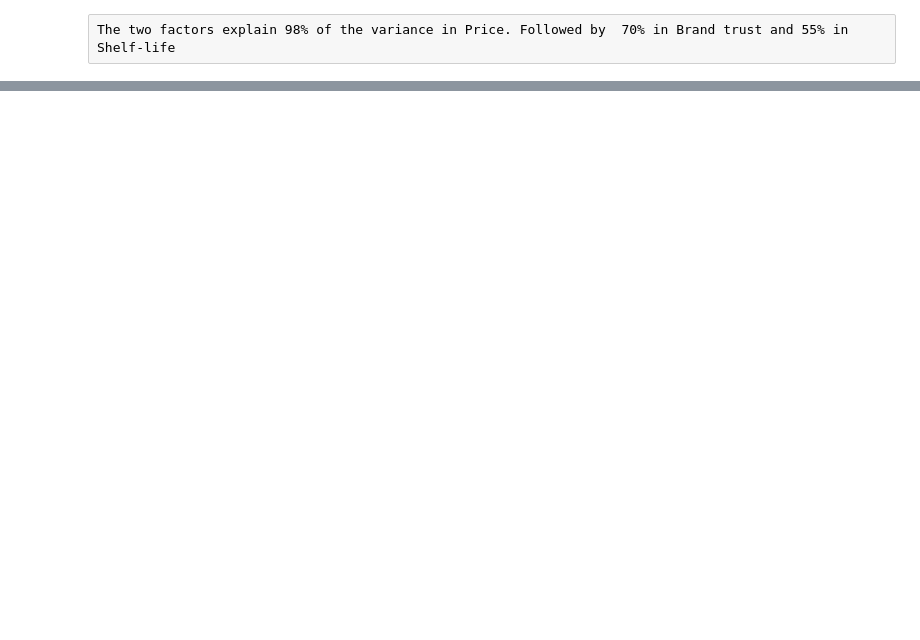
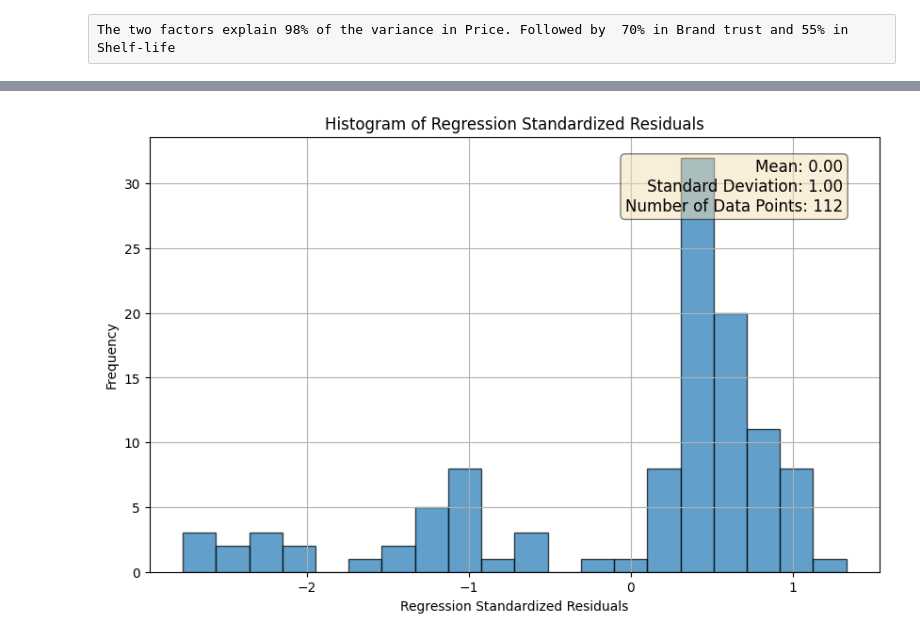
Before and after one commit to irfanthayyil/BRM_ITC_Data_Analysis, a Jupyter notebook: code/itc_analysis.ipynb, the cells around one changed output, grey strips where cells are left out. Cells and saved outputs as stored; diff of their text form; code cells hidden in the pictures; blank space fills up the shorter version.

```diff
--- a/code/itc_analysis.ipynb
+++ b/code/itc_analysis.ipynb
@@ -157,0 +288,2 @@ Convenience        0.479686  0.287199
+# %%
+y = interest.values
@@ -157,0 +306,5 @@ Convenience        0.479686  0.287199
+# %%
+from sklearn.decomposition import PCA
+# Perform PCA to reduce the dimensionality to 2 components
+pca = PCA(n_components=2)
+reduced_data = pca.fit_transform(factors)
@@ -157,0 +331,11 @@ Convenience        0.479686  0.287199
+# %%
+X = reduced_data
+Y = y
+# %%
+import statsmodels.api as sm
+from scipy import stats
+
+x = sm.add_constant(X)
+model = sm.OLS(Y, x)
+model = model.fit()
+print(model.summary())
@@ -157,0 +360,32 @@ Convenience        0.479686  0.287199
+# %%
+# Calculate the standardized residuals
+standardized_residuals = (model.resid - np.mean(model.resid)) / np.std(model.resid)
+
+# Plot the histogram
+plt.figure(figsize=(10, 6))
+plt.hist(standardized_residuals, bins=20, edgecolor='k', alpha=0.7)
+plt.xlabel('Regression Standardized Residuals')
+plt.ylabel('Frequency')
+plt.title('Histogram of Regression Standardized Residuals')
+
+# Calculate statistics
+mean_resid = np.mean(standardized_residuals)
+std_resid = np.std(standardized_residuals)
+num_data_points = len(standardized_residuals)
+
+# Add text box with statistics
+textstr = '\n'.join((
+    f'Mean: {mean_resid:.2f}',
+    f'Standard Deviation: {std_resid:.2f}',
+    f'Number of Data Points: {num_data_points}'
+))
+
+# Place the text box in the plot
+props = dict(boxstyle='round', facecolor='wheat', alpha=0.5)
+plt.gca().text(0.95, 0.95, textstr, transform=plt.gca().transAxes, fontsize=12,
+               verticalalignment='top', horizontalalignment='right', bbox=props)
+
+plt.grid(True)
+plt.show()
+# %% [output]
+[figure, added]
```
Also changed, not shown: parts of 38 cells of this notebook, 2 other files.
